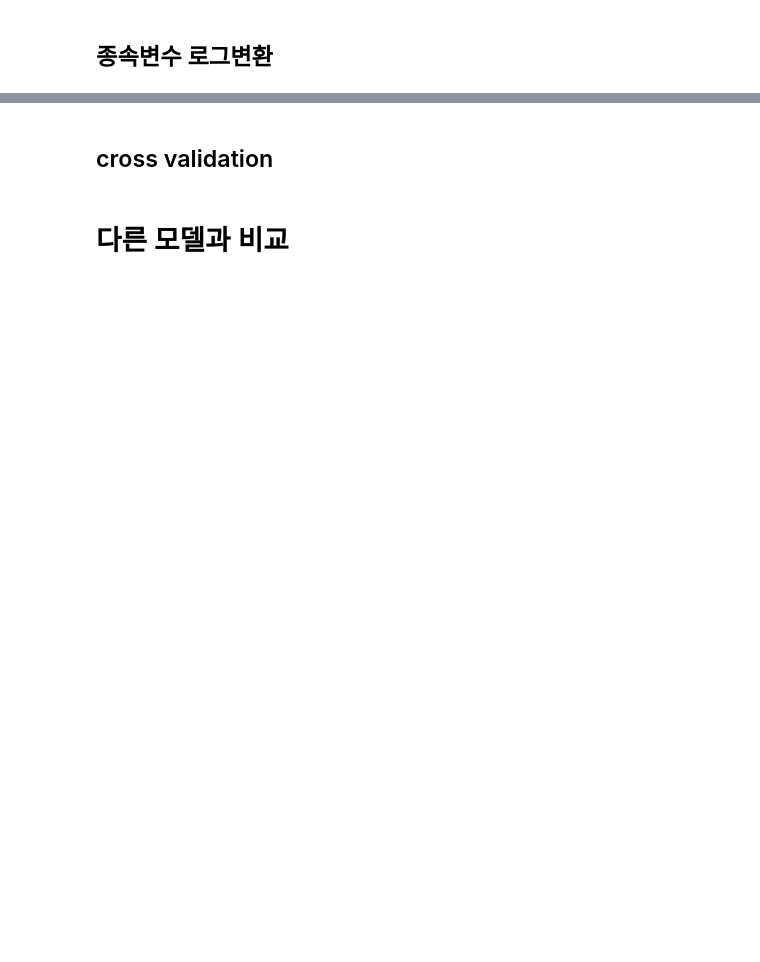
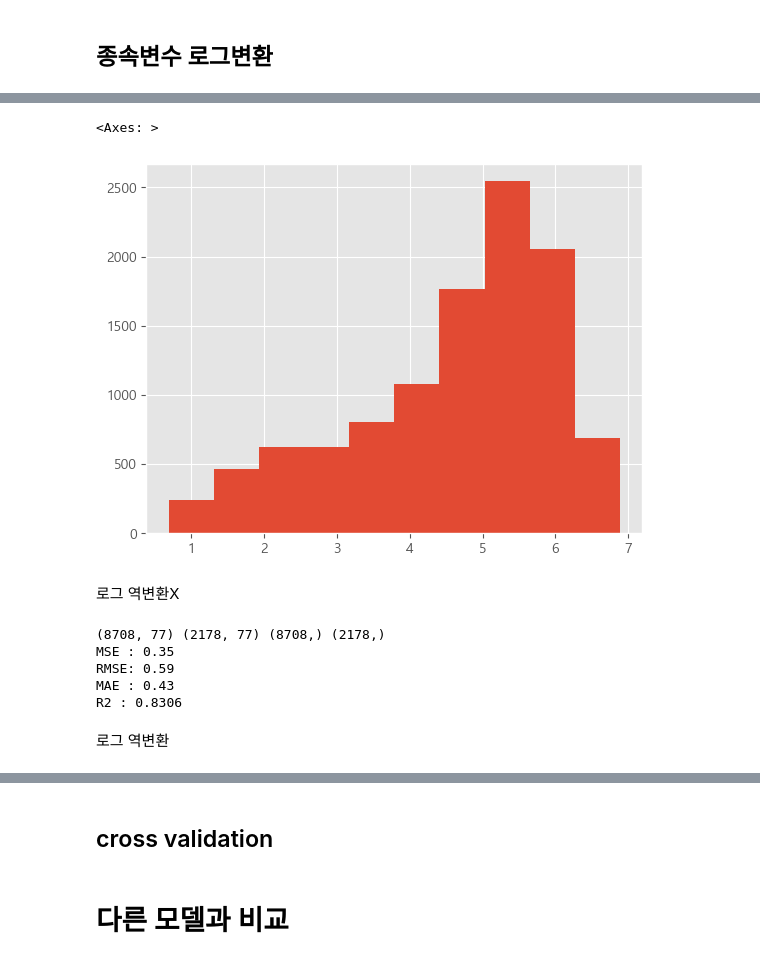
Before and after one commit to parkjiyon7/MSAI_6, a Jupyter notebook: 02_회귀_공공자전거 수요 예측_실습.ipynb, the cells around one changed output, grey strips where cells are left out. Drawn from its saved outputs; the diff is of its cells as text; code cells hidden in the pictures; blank space fills up the shorter version.

Commit message:
regression bike_data count prediction.ipynb update log conveertion for y

```diff
--- a/02_회귀_공공자전거 수요 예측_실습.ipynb
+++ b/02_회귀_공공자전거 수요 예측_실습.ipynb
@@ -459,0 +465,58 @@ R2 : 0.70
+# %%
+# x 전처리
+# # 범주형변수 원핫인코딩
+x = df[['temp', 'holiday', 'workingday', 'windspeed', 'season', 'weather', 'windspeed', 'year', 'month', 'day', 'hour', 'dayofweek']]
+# y = df['count']
+x_dummi = pd.get_dummies(x, columns=['year', 'month', 'day', 'hour', 'dayofweek', 'season', 'weather'])
+
+#y 전처리
+# 종속 변수 로그 변환환
+y_log = np.log1p(y)
+y_log.hist()
+# %% [output]
+<Axes: >
+[figure, added]
+# %% [markdown]
+로그 역변환X
+# %%
+# 훈련세트/테스트세트 분할
+from sklearn.model_selection import train_test_split
+
+x_train, x_test, y_train, y_test = train_test_split(x_dummi, y_log, test_size= 0.2, random_state=1)
+
+print(x_train.shape, x_test.shape, y_train.shape, y_test.shape)
+
+# 모델 생성
+from sklearn.linear_model import LinearRegression
+
+model = LinearRegression()
+
+# 모델 훈련
+model.fit(x_train, y_train)
+
+# 모델 성능 평가
+# 예측값 - 로그 변환이 된 값으로 했을 것임 -> 로그 역변환을 해주어야 함
+pred = model.predict(x_test)
+
+
+# 모델 성능 평가
+# 정답과 예측값
+# 모델 평가를 위한 함수
+from sklearn.metrics import mean_squared_error, root_mean_squared_error, mean_absolute_error, r2_score
+
+mse = mean_squared_error(y_test, pred)
+rmse = root_mean_squared_error(y_test, pred)
+mae = mean_absolute_error(y_test, pred)
+r2 = r2_score(y_test, pred)
+print(f'MSE : {mse:.2f}')
+print(f'RMSE: {rmse:.2f}')
+print(f'MAE : {mae:.2f}')
+print(f'R2 : {r2:.4f}')
+# %% [output]
+(8708, 77) (2178, 77) (8708,) (2178,)
+MSE : 0.35
+RMSE: 0.59
+MAE : 0.43
+R2 : 0.8306
+# %% [markdown]
+로그 역변환
```
Also changed, not shown: parts of 5 cells of this notebook.
